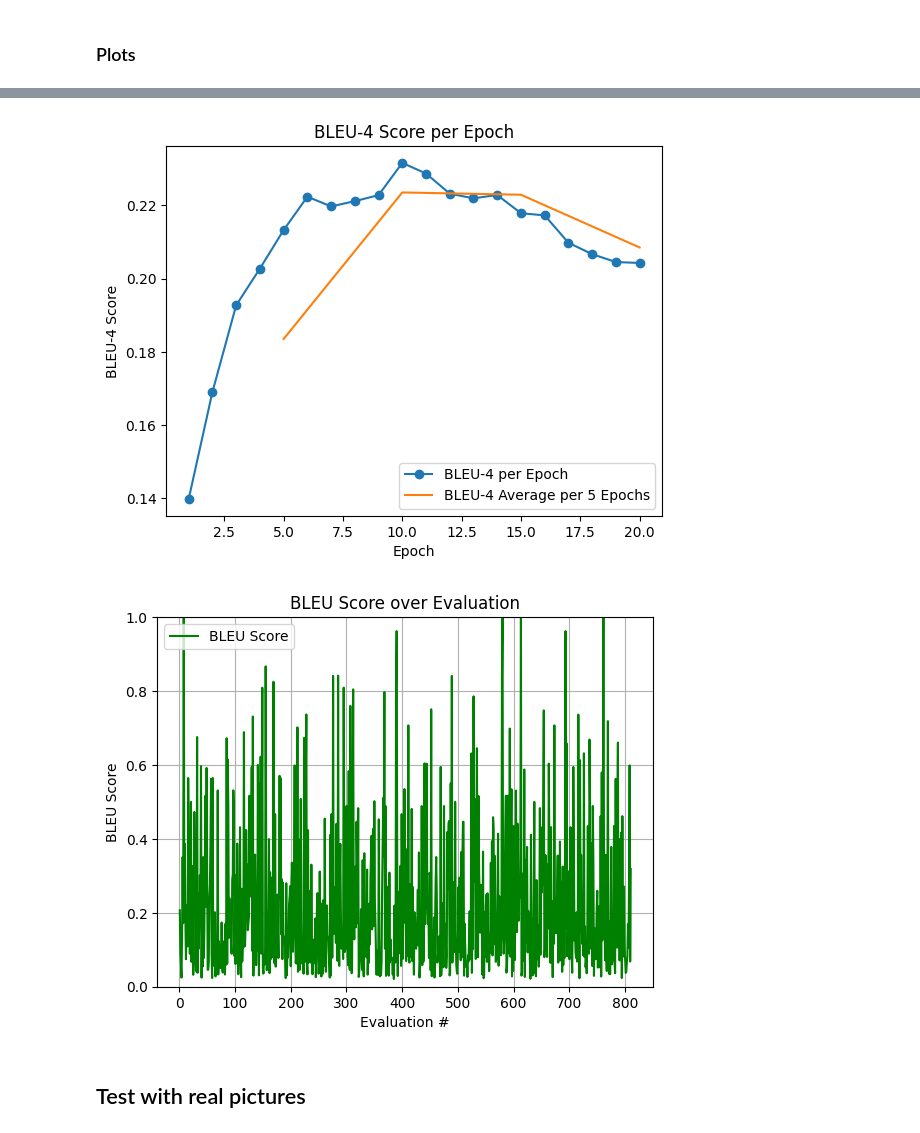
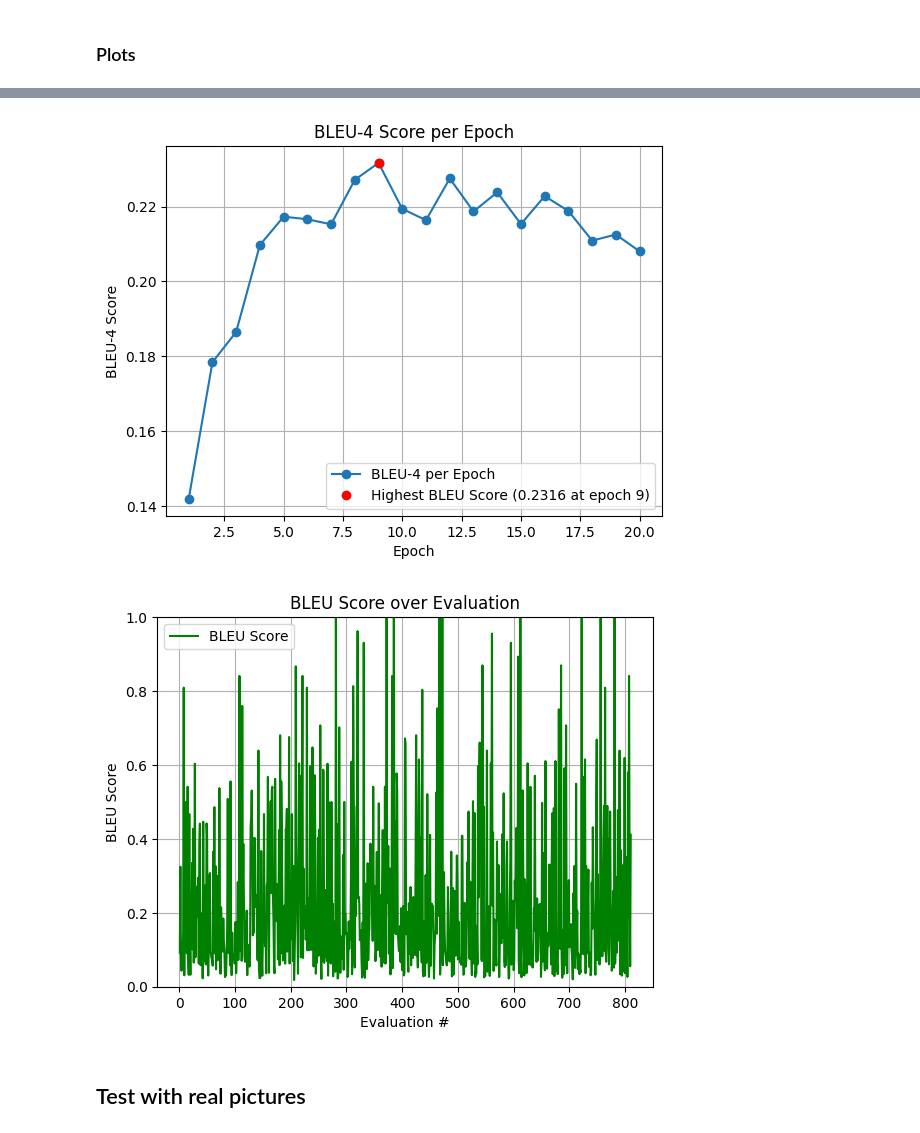
Before and after one commit to axiao01/Image-To-Text-Captions, a Jupyter notebook: LSTM/img2text_lstm_Xiao.ipynb, the cells around one changed output, grey strips where cells are left out. Cells and saved outputs as stored; diff of their text form; code cells hidden in the pictures.

```diff
--- a/LSTM/img2text_lstm_Xiao.ipynb
+++ b/LSTM/img2text_lstm_Xiao.ipynb
@@ -72,7 +72,7 @@ class Config:
     LEARNING_RATE = 1e-4
     LOG_STEP = 1200
     SAVE_STEP = 1
-    DROPOUT_PROB = 0.3
+    DROPOUT_PROB = 0.2
 
     DEVICE = torch.device('cuda' if torch.cuda.is_available() else 'cpu')
 
@@ -921,7 +964,7 @@ def evaluate_bleu4_score(model_file, vocab_file, dataset, transform, num_samples
     ).to(Config.DEVICE)
     decoder.load_state_dict(torch.load(model_file, map_location=Config.DEVICE))
     decoder.eval()
-    scores = evaluate_model(inference_encoder, decoder, vocab, inference_transform, val_dataset, num_samples=len(val_dataset), show_result=False)
+    scores = evaluate_model(inference_encoder, decoder, vocab, inference_transform, val_dataset, num_samples, show_result=False)
 
     bleu4_score = np.mean(scores)
     #evaluate_bleu4(decoder, vocab, dataset, transform, num_samples=num_samples)
@@ -1010,32 +1053 @@ Loading model from ./models/decoder-epoch-12.pth and vocabulary from ./models/vo
 ... (9 outputs left out)
-# %%
-# get lowest validation loss and corresponding epoch from val_losses
-best_epoch = np.argmin(val_losses) + 1
-print(f"\nBest epoch based on validation loss: {best_epoch} with loss {val_losses[best_epoch - 1]:.4f}")
-img_path = r"./tests/img02.png"
-model_file=f"./models/decoder-epoch-{best_epoch}.pth"
-vocab_file=f"./models/vocab-{best_epoch}.json"
-img = Image.open(img_path).convert("RGB")
-
-print(f"Loading model from {model_file} and vocabulary from {vocab_file}...")
-with open(vocab_file, 'r') as f:
-    vocab_data = json.load(f)
-    vocab = Vocabulary(Config.VOCAB_THRESHOLD)
-    vocab.word2idx = vocab_data['word2idx']
-    vocab.idx2word = {int(k): v for k, v in vocab_data['idx2word'].items()}
-decoder = DecoderRNN(
-    Config.EMBED_SIZE,
-    Config.HIDDEN_SIZE,
-    len(vocab),
-    Config.NUM_LAYERS,
-    Config.INTEGRATION_STRATEGY
-).to(Config.DEVICE)
-decoder.load_state_dict(torch.load(model_file, map_location=Config.DEVICE))
-decoder.eval()
-inference_transform = transforms.Compose([
-    transforms.Resize((224, 224)),
-    transforms.ToTensor(),
-    transforms.Normalize(mean=[0.485, 0.456, 0.406], std=[0.229, 0.224, 0.225]),
-])
-inference_encoder = EncoderCNN().to(Config.DEVICE)
-scores = evaluate_model(inference_encoder, decoder, vocab, inference_transform, val_dataset, num_samples=len(val_dataset))
@@ -1059,6 +1059,7 @@ plt.plot(range(1, len(train_losses)+1), train_losses, label='Training Loss')
 plt.plot(range(1, len(val_losses)+1), val_losses, label='Validation Loss')
 plt.xlabel('Epoch')
 plt.ylabel('Loss')
+plt.grid(True)
 plt.title('Training & Validation Loss per Epoch')
 plt.legend()
 
@@ -1079,13 +1080,18 @@ plt.plot(range(1, len(bleu4_scores)+1), bleu4_scores, marker='o', label='BLEU-4
 plt.xlabel('Epoch')
 plt.ylabel('BLEU-4 Score')
 plt.title('BLEU-4 Score per Epoch')
+max_idx = np.argmax(bleu4_scores)
+max_score = bleu4_scores[max_idx]
 
-plt.plot(epochs_5_epoch, scores_5_epoch, label='BLEU-4 Average per 5 Epochs'),
+# Mark the highest score with a red dot
+plt.plot(max_idx + 1, max_score, 'ro', label='Highest BLEU Score'+f' ({max_score:.4f} at epoch {max_idx + 1})')
+#plt.plot(epochs_5_epoch, scores_5_epoch, label='BLEU-4 Average per 5 Epochs'),
 plt.xlabel('Epoch'),
 plt.ylabel('BLEU-4 Score'),
 plt.title('BLEU-4 Score per Epoch'),
 plt.legend(),
-plt.savefig('bleu4_per_epoch.png'),
+plt.grid(True)
+plt.savefig('bleu4_per_epoch 1e-4.png'),
 
 plt.figure()
 plt.plot(range(1, len(scores) + 1), scores, label='BLEU Score', color='green')
@@ -1101,5 +1107,5 @@ plt.show()
-[figure, old version]
+[figure, new version]
-[figure, old version]
+[figure, new version]
 # %% [markdown]
 ## Test with real pictures
 # %%
```
Also changed, not shown: parts of 8 cells of this notebook.
